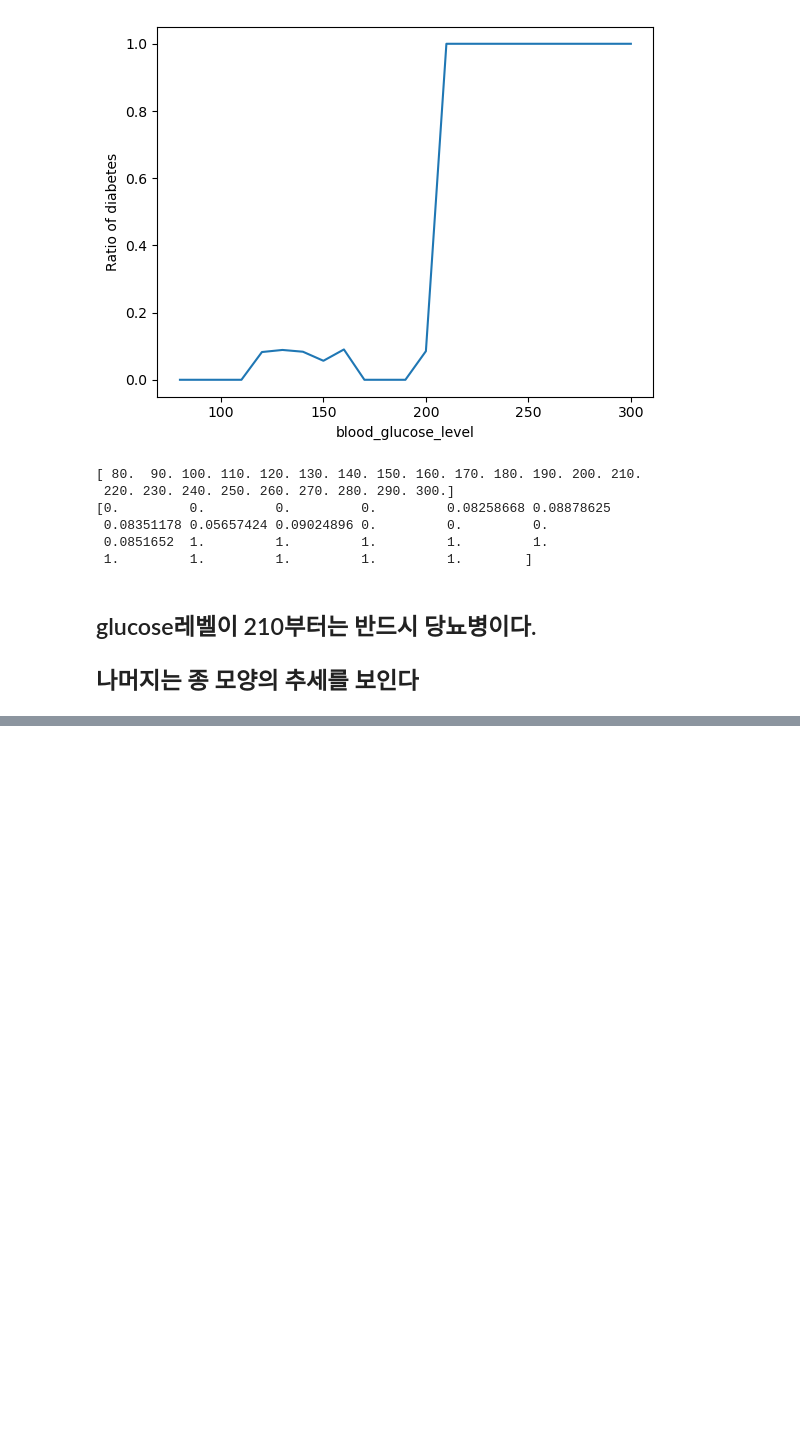
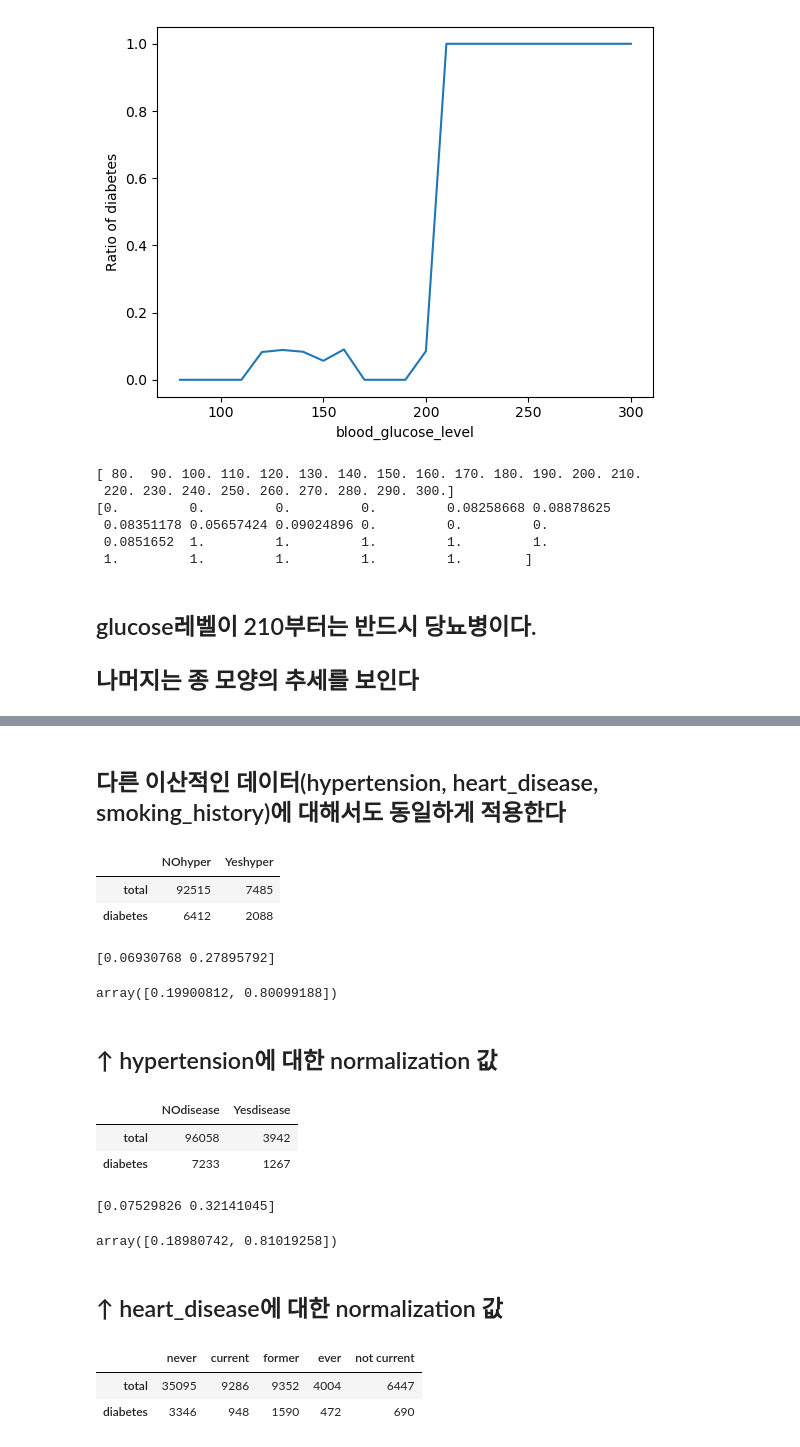
Before and after one commit to Catrubber/diabetes, a Jupyter notebook: python/DataAnalysis.ipynb, the cells around one changed output, grey strips where cells are left out. Cells and saved outputs as stored; diff of their text form; code cells hidden in the pictures; blank space fills up the shorter version.

Commit message:
data_analysis파일 완성

```diff
--- a/python/DataAnalysis.ipynb
+++ b/python/DataAnalysis.ipynb
@@ -377,0 +421,78 @@ print(y_blood_glucose_level_diabetes/y_blood_glucose_level)
+# %% [markdown]
+## 다른 이산적인 데이터(hypertension, heart_disease, smoking_history)에 대해서도 동일하게 적용한다
+# %%
+df_hyper_diabetes = df[["hypertension", "diabetes"]]
+df_hyper_diabetes = df_hyper_diabetes[df_hyper_diabetes["diabetes"] == 1]
+
+hyper_total = [df["hypertension"].value_counts().loc[0], df["hypertension"].value_counts().loc[1]]
+hyper_diabetes = [df_hyper_diabetes["hypertension"].value_counts().loc[0], df_hyper_diabetes["hypertension"].value_counts().loc[1]]
+hyper_isdiabetes = pd.DataFrame(data=[hyper_total, hyper_diabetes], index=["total", "diabetes"], columns=["NOhyper", "Yeshyper"])
+hyper_isdiabetes
+# %% [output]
+|  | NOhyper | Yeshyper |
+| total | 92515 | 7485 |
+| diabetes | 6412 | 2088 |
+# %%
+hyper_isdiabetes_np = hyper_isdiabetes.to_numpy()
+hyper_diabetes_ratio = hyper_isdiabetes_np[1]/hyper_isdiabetes_np[0]
+
+print(hyper_diabetes_ratio)
+
+list1 = [hyper_diabetes_ratio[0]/hyper_diabetes_ratio.sum(), hyper_diabetes_ratio[1]/hyper_diabetes_ratio.sum()]
+hyper_diabetes_ratio_normalized = np.array(list1)
+hyper_diabetes_ratio_normalized
+# %% [output]
+[0.06930768 0.27895792]
+array([0.19900812, 0.80099188])
+# %% [markdown]
+## ↑ hypertension에 대한 normalization 값
+# %%
+df_disease_diabetes = df[["heart_disease", "diabetes"]]
+df_disease_diabetes = df_disease_diabetes[df_disease_diabetes["diabetes"] == 1]
+
+disease_total = [df["heart_disease"].value_counts().loc[0], df["heart_disease"].value_counts().loc[1]]
+disease_diabetes = [df_disease_diabetes["heart_disease"].value_counts().loc[0], df_disease_diabetes["heart_disease"].value_counts().loc[1]]
+disease_isdiabetes = pd.DataFrame(data=[disease_total, disease_diabetes], index=["total", "diabetes"], columns=["NOdisease", "Yesdisease"])
+disease_isdiabetes
+# %% [output]
+|  | NOdisease | Yesdisease |
+| total | 96058 | 3942 |
+| diabetes | 7233 | 1267 |
+# %%
+disease_isdiabetes_np = disease_isdiabetes.to_numpy()
+disease_diabetes_ratio = disease_isdiabetes_np[1]/disease_isdiabetes_np[0]
+
+print(disease_diabetes_ratio)
+
+list1 = [disease_diabetes_ratio[0]/disease_diabetes_ratio.sum(), disease_diabetes_ratio[1]/disease_diabetes_ratio.sum()]
+disease_diabetes_ratio_normalized = np.array(list1)
+disease_diabetes_ratio_normalized
+# %% [output]
+[0.07529826 0.32141045]
+array([0.18980742, 0.81019258])
+# %% [markdown]
+## ↑ heart_disease에 대한 normalization 값
+# %%
+df_smoking_diabetes = df[["smoking_history", "diabetes"]]
+df_smoking_diabetes = df_smoking_diabetes[df_smoking_diabetes["diabetes"] == 1]
+smoking_total = [
+    df["smoking_history"].value_counts().loc["never"],
+    df["smoking_history"].value_counts().loc["current"],
+    df["smoking_history"].value_counts().loc["former"],
+    df["smoking_history"].value_counts().loc["ever"],
+    df["smoking_history"].value_counts().loc["not current"]
+]
+smoking_diabetes = [
+    df_smoking_diabetes["smoking_history"].value_counts().loc["never"],
+    df_smoking_diabetes["smoking_history"].value_counts().loc["current"],
+    df_smoking_diabetes["smoking_history"].value_counts().loc["former"],
+    df_smoking_diabetes["smoking_history"].value_counts().loc["ever"],
+    df_smoking_diabetes["smoking_history"].value_counts().loc["not current"]
+]
+smoking_isdiabetes = pd.DataFrame(data=[smoking_total, smoking_diabetes], index=["total", "diabetes"], \
+                                  columns=["never", "current", "former", "ever", "not current"])
+smoking_isdiabetes
+# %% [output]
+|  | never | current | former | ever | not current |
+| total | 35095 | 9286 | 9352 | 4004 | 6447 |
+| diabetes | 3346 | 948 | 1590 | 472 | 690 |
```
Also changed, not shown: parts of 10 cells of this notebook.
